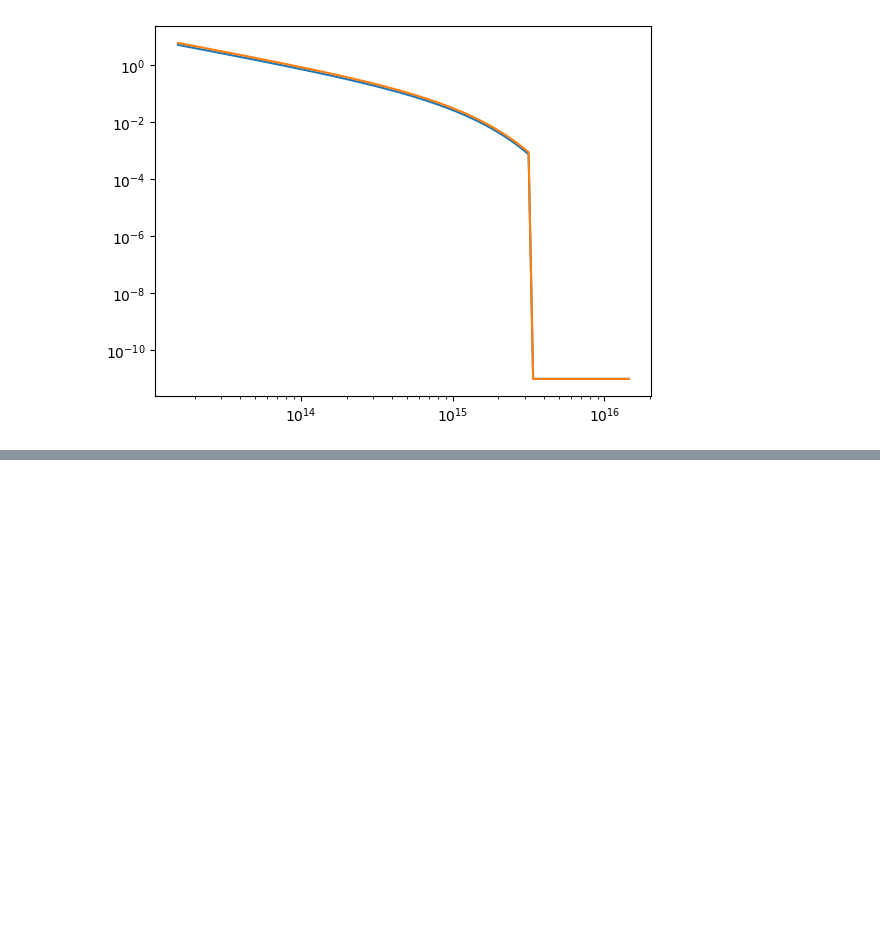
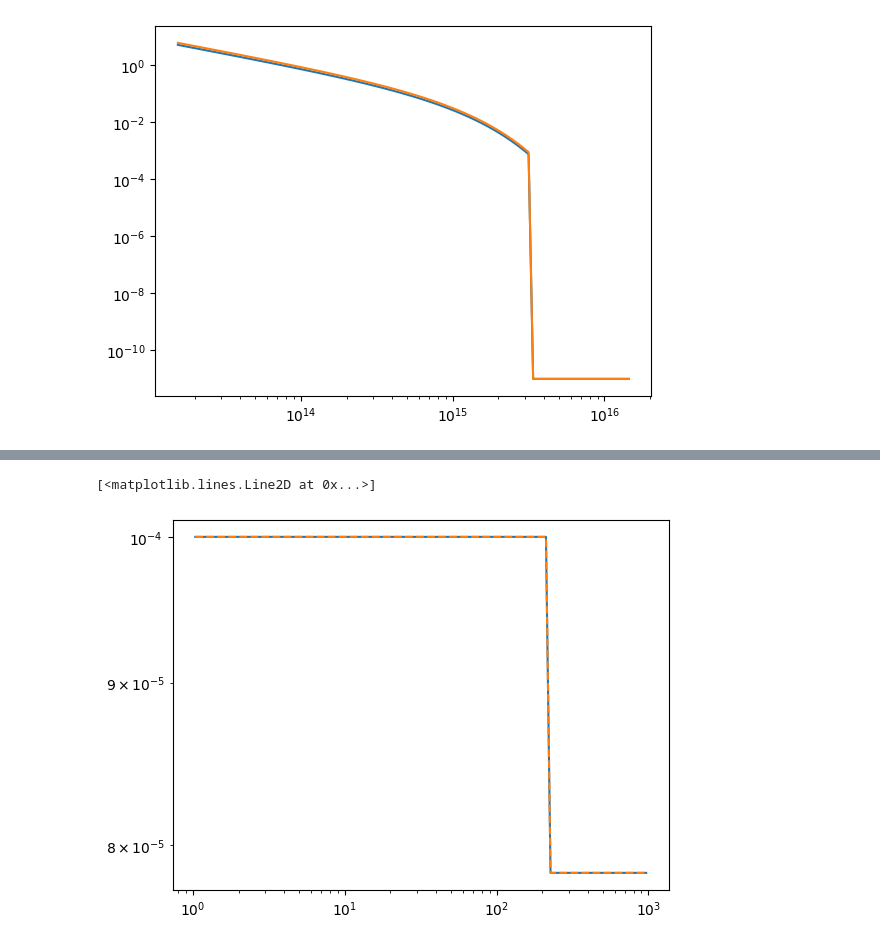
Before and after one commit to NIcolas-Kaufmann/planete_tripodf, a Jupyter notebook: tripodpy_test_sim.ipynb, the cells around one changed output, grey strips where cells are left out. Drawn from its saved outputs; the diff is of its cells as text; code cells hidden in the pictures; blank space fills up the shorter version.

```diff
--- a/tripodpy_test_sim.ipynb
+++ b/tripodpy_test_sim.ipynb
@@ -49,0 +89,11 @@ NameError: name 'c' is not defined
+# %%
+import pandas as pd
+
+df = pd.read_csv("tri.outputdat", sep=r"\s+", header=None)
+# %%
+plt.figure()
+plt.loglog(sim.grid.r/c.au,sim.dust.s.max)
+plt.loglog(df[1]/c.au,df[4],"--")
+# %% [output]
+[<matplotlib.lines.Line2D at 0x...>]
+[figure, added]
```
Also changed, not shown: parts of 4 cells of this notebook, 4 other files.
